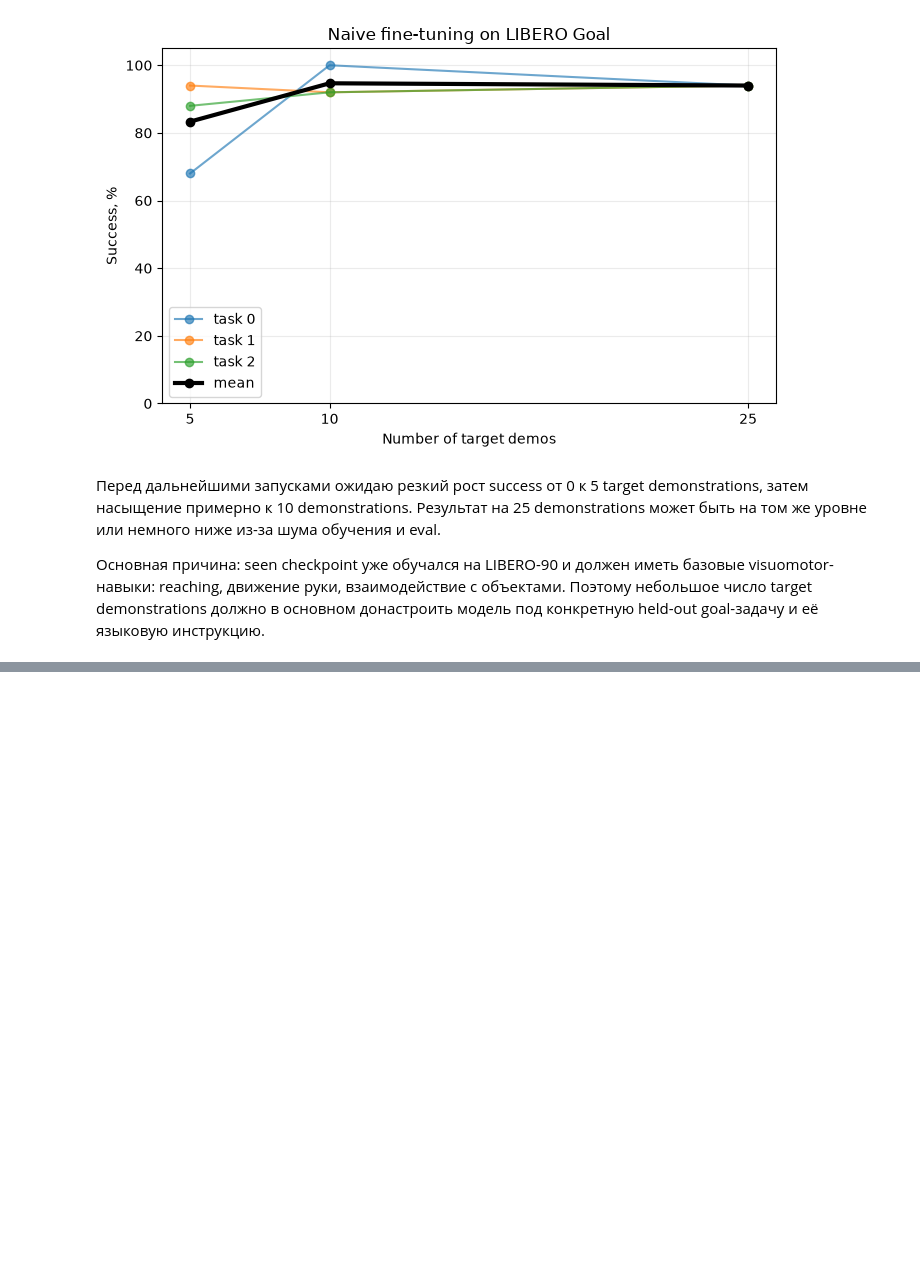
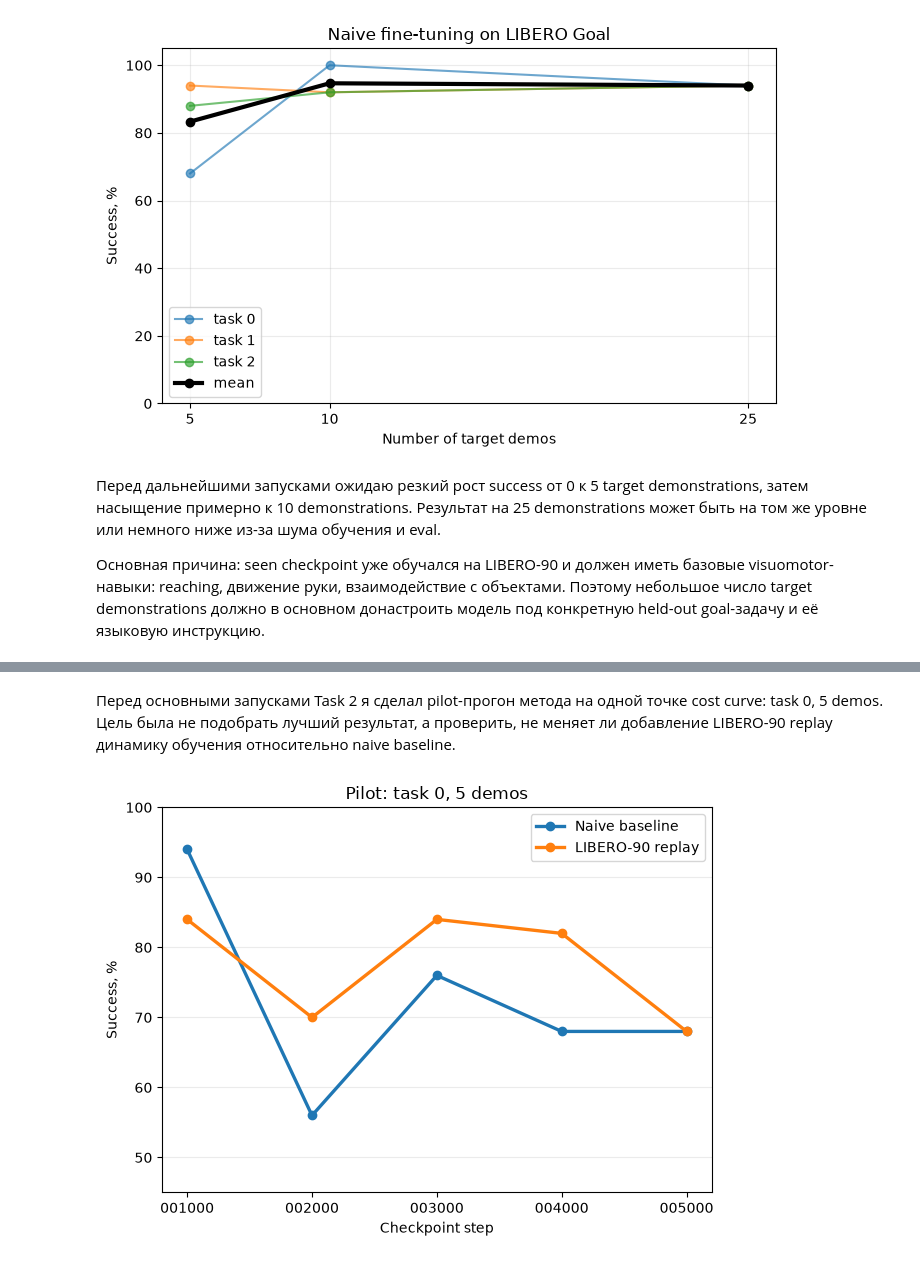
Before and after one commit to ne24kit/TrainerVLA, a Jupyter notebook: notebooks/01_understand_model_smolvla.ipynb, the cells around one changed output, grey strips where cells are left out. Cells and saved outputs as stored; diff of their text form; code cells hidden in the pictures; blank space fills up the shorter version.

Commit message:
[add] experiments and their description for task 2

```diff
--- a/notebooks/01_understand_model_smolvla.ipynb
+++ b/notebooks/01_understand_model_smolvla.ipynb
@@ -237,0 +266,13 @@ plt.show()
+# %%
+from pathlib import Path
+import pandas as pd
+
+name = "libero_90"
+root = Path("../data") / name
+episode_files = sorted((root / "meta" / "episodes").glob("**/*.parquet"))
+episodes = pd.concat([pd.read_parquet(p) for p in episode_files], ignore_index=True)
+
+print(name)
+print("episodes:", len(episodes))
+print("frames:", episodes["length"].sum())
+print()
@@ -237,0 +327,37 @@ plt.show()
+# %% [markdown]
+Перед основными запусками Task 2 я сделал pilot-прогон метода на одной точке cost curve: task 0, 5 demos. Цель была не подобрать лучший результат, а проверить, не меняет ли добавление LIBERO-90 replay динамику обучения относительно naive baseline.
+# %%
+import json
+from pathlib import Path
+import matplotlib.pyplot as plt
+
+ROOT = Path("..").resolve()
+
+ckpts = ["001000", "002000", "003000", "004000", "005000"]
+steps = [int(x) for x in ckpts]
+
+runs = {
+    "Naive baseline": ROOT / "logs/smolvla_libero90_pretrained_finetune_t0_d5",
+    "LIBERO-90 replay": ROOT / "logs/smolvla_libero90_replay_t0_d5",
+}
+
+for name, run_dir in runs.items():
+    values = []
+    for ckpt in ckpts:
+        path = run_dir / f"{ckpt}_libero_goal_0/eval_info.json"
+        data = json.loads(path.read_text())
+        values.append(float(data["overall"]["pc_success"]))
+
+    plt.plot(steps, values, marker="o", linewidth=2.4, label=name)
+
+plt.title("Pilot: task 0, 5 demos")
+plt.xlabel("Checkpoint step")
+plt.ylabel("Success, %")
+plt.xticks(steps, ckpts)
+plt.ylim(45, 100)
+plt.grid(True, axis="y", alpha=0.25)
+plt.legend()
+plt.tight_layout()
+plt.show()
+# %% [output]
+[figure, added]
```
Also changed, not shown: parts of 19 cells of this notebook.
